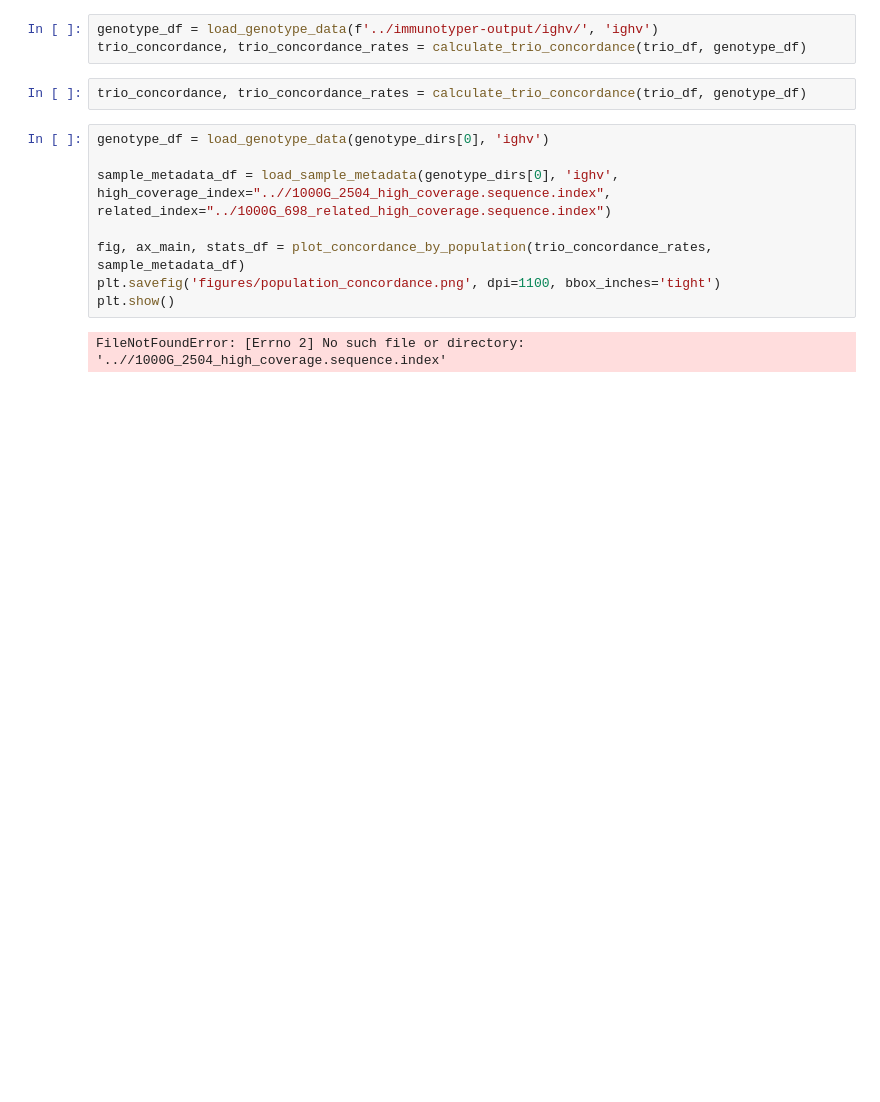
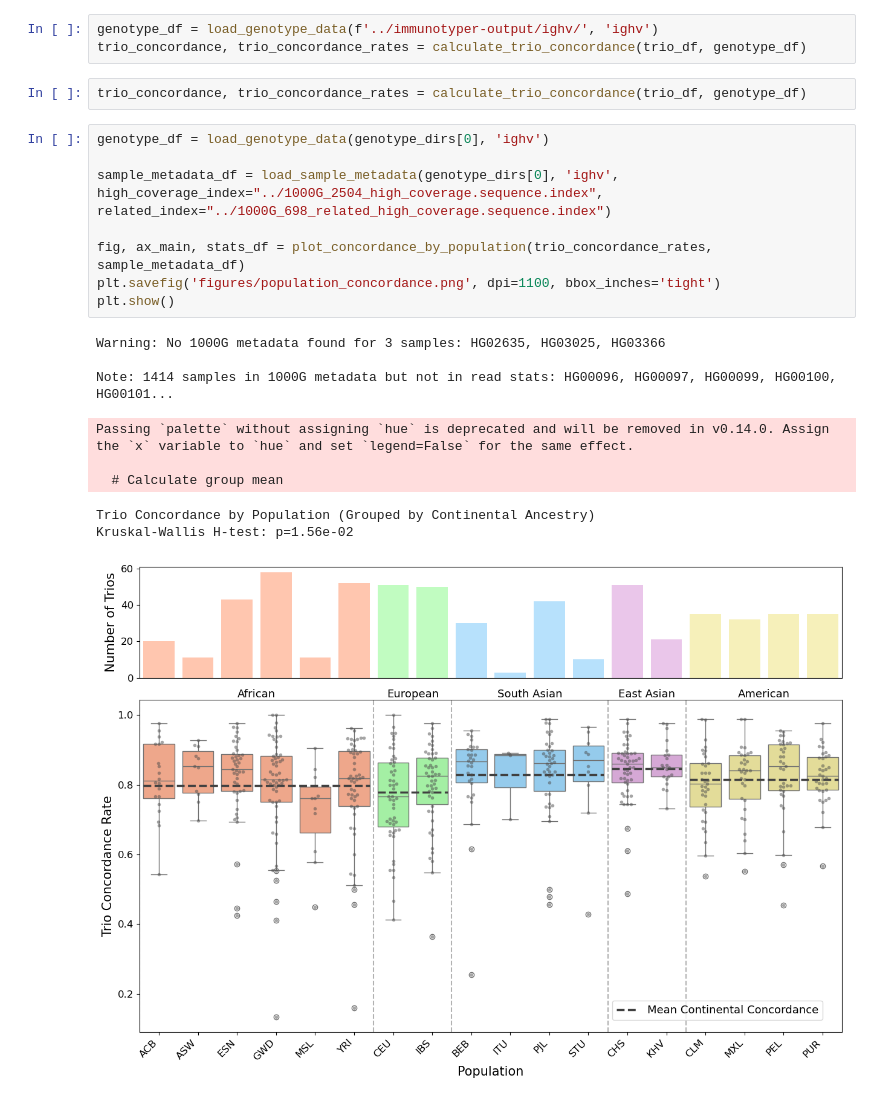
Before and after one commit to michael-ford/ImmunoTyper2-methods, a Jupyter notebook: 1KGP_Trios/immunotyper-analysis/generate-figures.ipynb, the cells around one changed output. Saved outputs shown, nothing was run; the diff lists cells and outputs as text; blank space fills up the shorter version.

Commit message:
Updated figures and methods scripts for 1kgp trios

```diff
--- a/1KGP_Trios/immunotyper-analysis/generate-figures.ipynb
+++ b/1KGP_Trios/immunotyper-analysis/generate-figures.ipynb
@@ -34,13 +40,21 @@ trio_concordance, trio_concordance_rates = calculate_trio_concordance(trio_df, g
 # %%
 genotype_df = load_genotype_data(genotype_dirs[0], 'ighv')
 
-sample_metadata_df = load_sample_metadata(genotype_dirs[0], 'ighv', high_coverage_index="..//1000G_2504_high_coverage.sequence.index", related_index="../1000G_698_related_high_coverage.sequence.index")
+sample_metadata_df = load_sample_metadata(genotype_dirs[0], 'ighv', high_coverage_index="../1000G_2504_high_coverage.sequence.index", related_index="../1000G_698_related_high_coverage.sequence.index")
 
 fig, ax_main, stats_df = plot_concordance_by_population(trio_concordance_rates, sample_metadata_df)
 plt.savefig('figures/population_concordance.png', dpi=1100, bbox_inches='tight')
 plt.show()
 # %% [output]
-FileNotFoundError: [Errno 2] No such file or directory: '..//1000G_2504_high_coverage.sequence.index'
+Warning: No 1000G metadata found for 3 samples: HG02635, HG03025, HG03366
+
+Note: 1414 samples in 1000G metadata but not in read stats: HG00096, HG00097, HG00099, HG00100, HG00101...
+Passing `palette` without assigning `hue` is deprecated and will be removed in v0.14.0. Assign the `x` variable to `hue` and set `legend=False` for the same effect.
+
+  # Calculate group mean
+Trio Concordance by Population (Grouped by Continental Ancestry)
+Kruskal-Wallis H-test: p=1.56e-02
+[figure, added]
 # %%
 sample_stats = load_sample_metadata("../immunotyper-output/ighv/", "ighv", "../1000G_2504_high_coverage.sequence.index", "../1000G_698_related_high_coverage.sequence.index")
 
```
Also changed, not shown: parts of 10 cells of this notebook, 17 other files.
